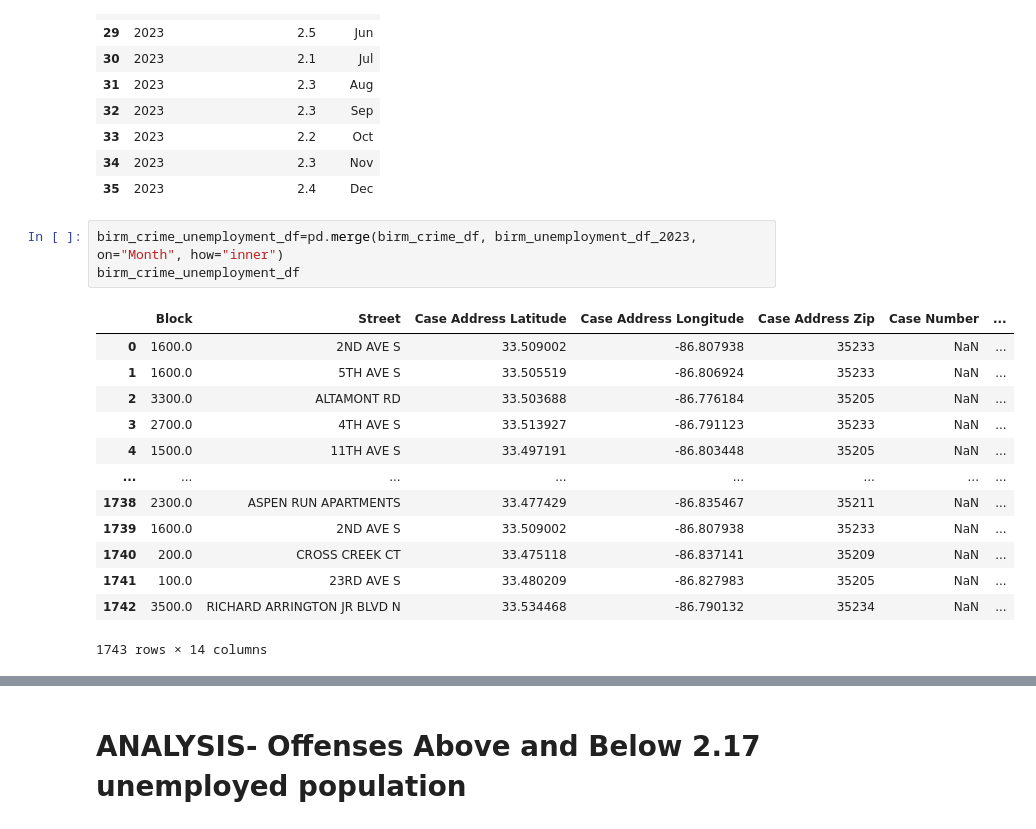
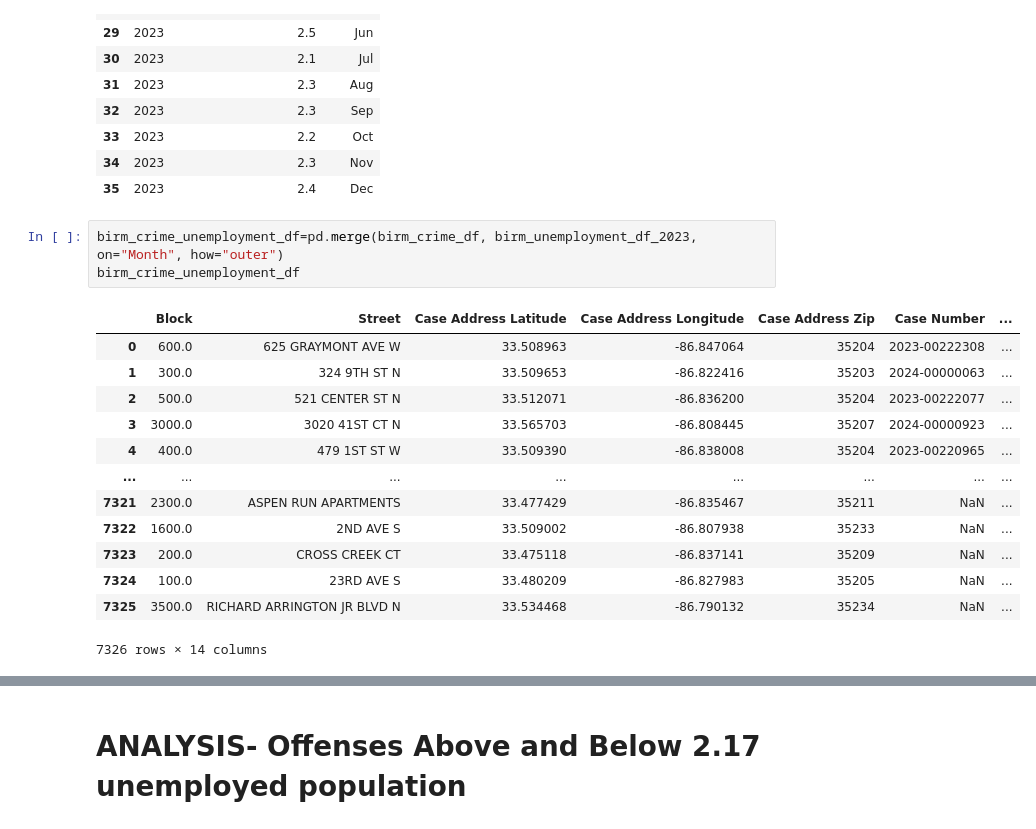
Before and after one commit to Uhuegbu23/crime_unemployment_data, a Jupyter notebook: notebooks/birmingham_crime.ipynb, the cells around one changed output, grey strips where cells are left out. Drawn from its saved outputs; the diff is of its cells as text.

```diff
--- a/notebooks/birmingham_crime.ipynb
+++ b/notebooks/birmingham_crime.ipynb
@@ -1014,21 +966,21 @@ birm_unemployment_df_2023
 | 34 | 2023 | 2.3 | Nov |
 | 35 | 2023 | 2.4 | Dec |
 # %%
-birm_crime_unemployment_df=pd.merge(birm_crime_df, birm_unemployment_df_2023, on="Month", how="inner")
+birm_crime_unemployment_df=pd.merge(birm_crime_df, birm_unemployment_df_2023, on="Month", how="outer")
 birm_crime_unemployment_df
 # %% [output]
 |  | Block | Street | Case Address Latitude | Case Address Longitude | Case Address Zip | Case Number | ... |
-| 0 | 1600.0 | 2ND AVE S | 33.509002 | -86.807938 | 35233 | NaN | ... |
-| 1 | 1600.0 | 5TH AVE S | 33.505519 | -86.806924 | 35233 | NaN | ... |
-| 2 | 3300.0 | ALTAMONT RD | 33.503688 | -86.776184 | 35205 | NaN | ... |
-| 3 | 2700.0 | 4TH AVE S | 33.513927 | -86.791123 | 35233 | NaN | ... |
-| 4 | 1500.0 | 11TH AVE S | 33.497191 | -86.803448 | 35205 | NaN | ... |
+| 0 | 600.0 | 625 GRAYMONT AVE W | 33.508963 | -86.847064 | 35204 | 2023-00222308 | ... |
+| 1 | 300.0 | 324 9TH ST N | 33.509653 | -86.822416 | 35203 | 2024-00000063 | ... |
+| 2 | 500.0 | 521 CENTER ST N | 33.512071 | -86.836200 | 35204 | 2023-00222077 | ... |
+| 3 | 3000.0 | 3020 41ST CT N | 33.565703 | -86.808445 | 35207 | 2024-00000923 | ... |
+| 4 | 400.0 | 479 1ST ST W | 33.509390 | -86.838008 | 35204 | 2023-00220965 | ... |
 | ... | ... | ... | ... | ... | ... | ... | ... |
-| 1738 | 2300.0 | ASPEN RUN APARTMENTS | 33.477429 | -86.835467 | 35211 | NaN | ... |
-| 1739 | 1600.0 | 2ND AVE S | 33.509002 | -86.807938 | 35233 | NaN | ... |
-| 1740 | 200.0 | CROSS CREEK CT | 33.475118 | -86.837141 | 35209 | NaN | ... |
-| 1741 | 100.0 | 23RD AVE S | 33.480209 | -86.827983 | 35205 | NaN | ... |
-| 1742 | 3500.0 | RICHARD ARRINGTON JR BLVD N | 33.534468 | -86.790132 | 35234 | NaN | ... |
+| 7321 | 2300.0 | ASPEN RUN APARTMENTS | 33.477429 | -86.835467 | 35211 | NaN | ... |
+| 7322 | 1600.0 | 2ND AVE S | 33.509002 | -86.807938 | 35233 | NaN | ... |
+| 7323 | 200.0 | CROSS CREEK CT | 33.475118 | -86.837141 | 35209 | NaN | ... |
+| 7324 | 100.0 | 23RD AVE S | 33.480209 | -86.827983 | 35205 | NaN | ... |
+| 7325 | 3500.0 | RICHARD ARRINGTON JR BLVD N | 33.534468 | -86.790132 | 35234 | NaN | ... |
-1743 rows × 14 columns
+7326 rows × 14 columns
 # %%
 crime_count_by_number=birm_crime_unemployment_df['Case Offense Statute Description'].value_counts()
```
Also changed, not shown: parts of 36 cells of this notebook.
